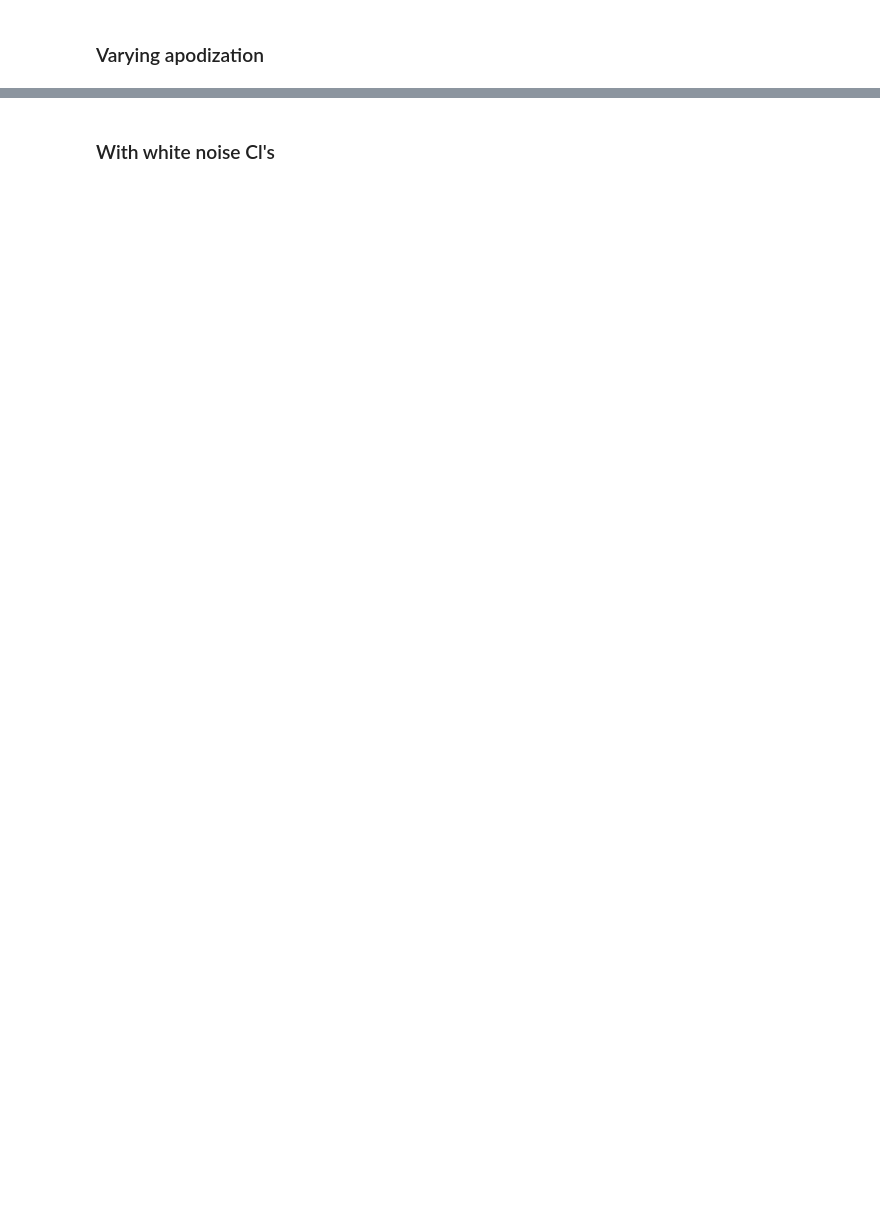
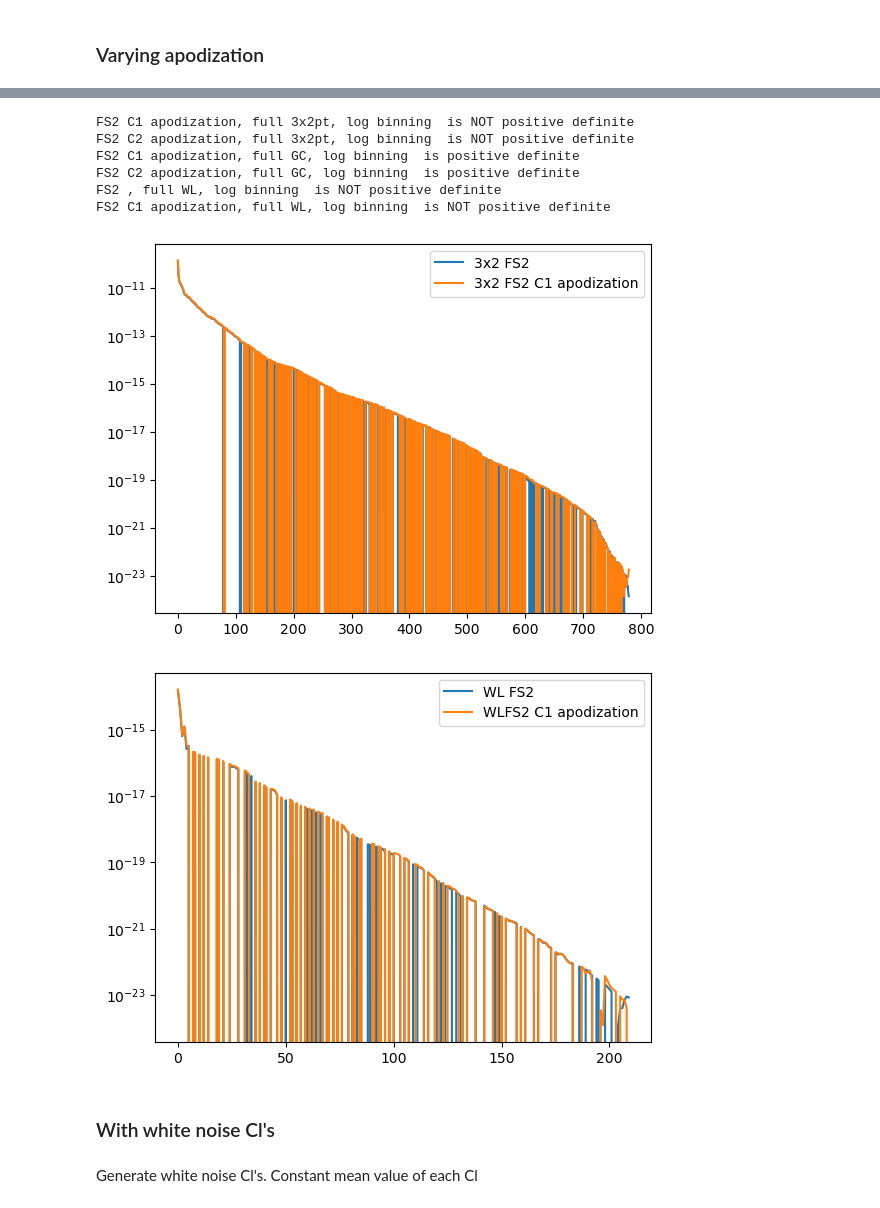
Before and after one commit to gouyoub/estimators_phot, a Jupyter notebook: test_posdef_cov.ipynb, the cells around one changed output, grey strips where cells are left out. Saved outputs shown, nothing was run; the diff lists cells and outputs as text; code cells hidden in the pictures; blank space fills up the shorter version.

```diff
--- a/test_posdef_cov.ipynb
+++ b/test_posdef_cov.ipynb
@@ -138,0 +121,6 @@ MemoryError: Unable to allocate 428. GiB for an array with shape (239616, 239616
+# %%
+ref_cov = '/home/hidra2/gouyou/euclid/nl_bias_flagship/data/covariance/'
+# %%
+# Reference case
+cov_fs2_full3x2_log = np.load(ref_cov+'nmt_test_NS256_fs2_full3x2_logbin.npy')
+cov_fsky_full3x2_log = np.load(ref_cov+'nmt_test_NS256_fsky_full3x2_logbin.npy')
@@ -145,2 +268,52 @@ MemoryError: Unable to allocate 428. GiB for an array with shape (239616, 239616
+# %%
+cov_fs2_C1_full3x2_log = np.load(ref_cov+'nmt_test_NS256_fs2_C1_full3x2_logbin.npy')
+cov_fs2_C2_full3x2_log = np.load(ref_cov+'nmt_test_NS256_fs2_C2_full3x2_logbin.npy')
+
+cov_fs2_C1_GC_log = np.load(ref_cov+'nmt_test_NS256_fs2_C1_GC_logbin.npy')
+cov_fs2_C2_GC_log = np.load(ref_cov+'nmt_test_NS256_fs2_C2_GC_logbin.npy')
+
+cov_fs2_WL_log = np.load(ref_cov+'nmt_test_NS256_fs2_fullWL_logbin.npy')
+cov_fs2_C1_WL_log = np.load(ref_cov+'nmt_test_NS256_fs2_C1_WL_logbin.npy')
+
+
+cu.pos_def(cov_fs2_C1_full3x2_log, 'FS2 C1 apodization, full 3x2pt, log binning')
+cu.pos_def(cov_fs2_C2_full3x2_log, 'FS2 C2 apodization, full 3x2pt, log binning')
+
+cu.pos_def(cov_fs2_C1_GC_log, 'FS2 C1 apodization, full GC, log binning')
+cu.pos_def(cov_fs2_C2_GC_log, 'FS2 C2 apodization, full GC, log binning')
+
+cu.pos_def(cov_fs2_WL_log, 'FS2 , full WL, log binning')
+cu.pos_def(cov_fs2_C1_WL_log, 'FS2 C1 apodization, full WL, log binning')
+# %% [output]
+FS2 C1 apodization, full 3x2pt, log binning  is NOT positive definite
+FS2 C2 apodization, full 3x2pt, log binning  is NOT positive definite
+FS2 C1 apodization, full GC, log binning  is positive definite
+FS2 C2 apodization, full GC, log binning  is positive definite
+FS2 , full WL, log binning  is NOT positive definite
+FS2 C1 apodization, full WL, log binning  is NOT positive definite
+# %%
+eigv_fs2_full3x2_log = np.linalg.eig(cov_fs2_full3x2_log)[0]
+eigv_fs2_C1_full3x2_log = np.linalg.eig(cov_fs2_C1_full3x2_log)[0]
+
+eigv_fs2_WL_log = np.linalg.eig(cov_fs2_WL_log)[0]
+eigv_fs2_C1_WL_log = np.linalg.eig(cov_fs2_C1_WL_log)[0]
+
+
+plt.figure()
+plt.semilogy(eigv_fs2_full3x2_log, label='3x2 FS2')
+plt.semilogy(eigv_fs2_C1_full3x2_log, label='3x2 FS2 C1 apodization')
+plt.legend()
+plt.show()
+
+plt.figure()
+plt.semilogy(eigv_fs2_WL_log, label='WL FS2')
+plt.semilogy(eigv_fs2_C1_WL_log, label='WLFS2 C1 apodization')
+plt.legend()
+plt.show()
+# %% [output]
+[figure, added]
+[figure, added]
 # %% [markdown]
 ### With white noise Cl's
+# %% [markdown]
+Generate white noise Cl's. Constant mean value of each Cl
```
Also changed, not shown: parts of 36 cells of this notebook, 9 other files.
